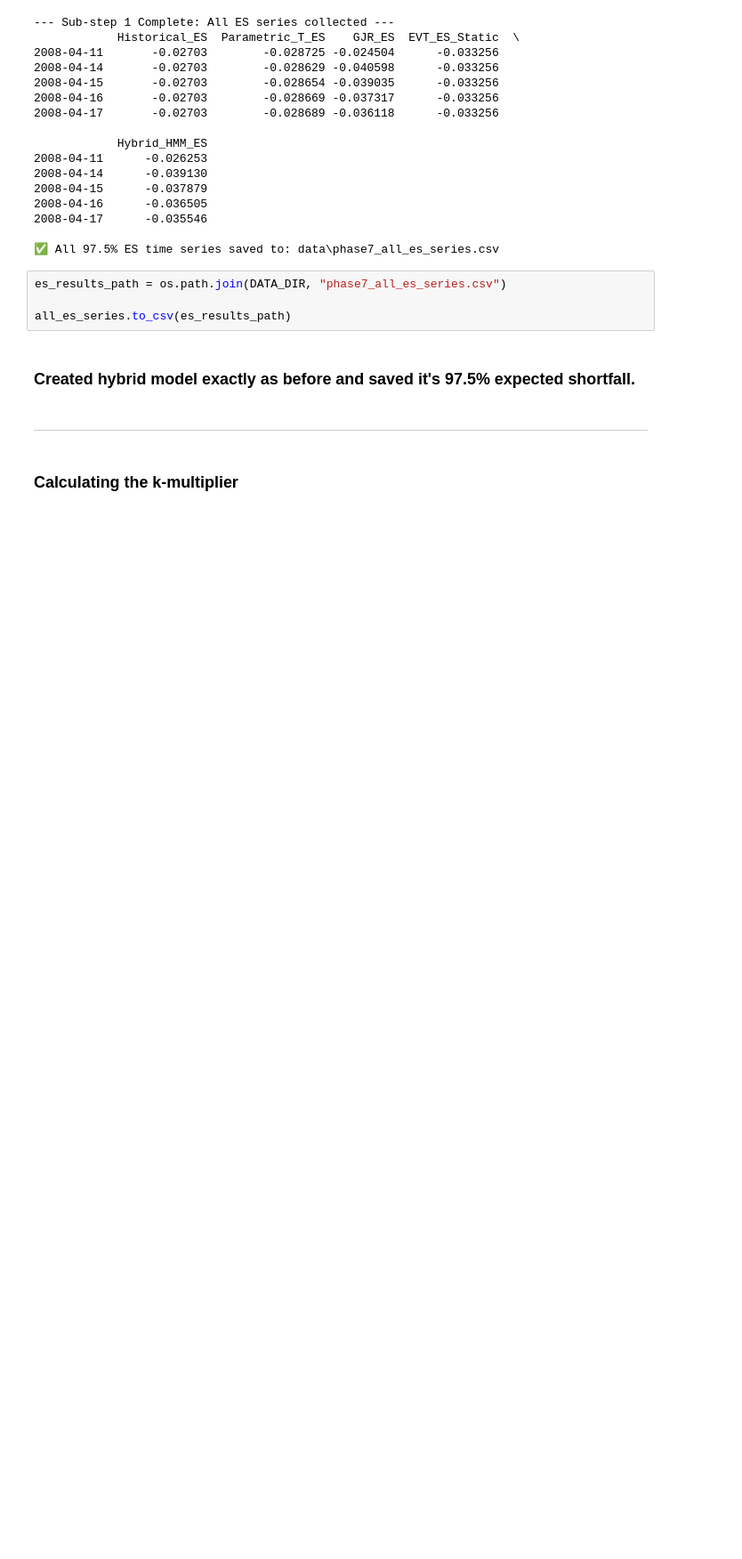
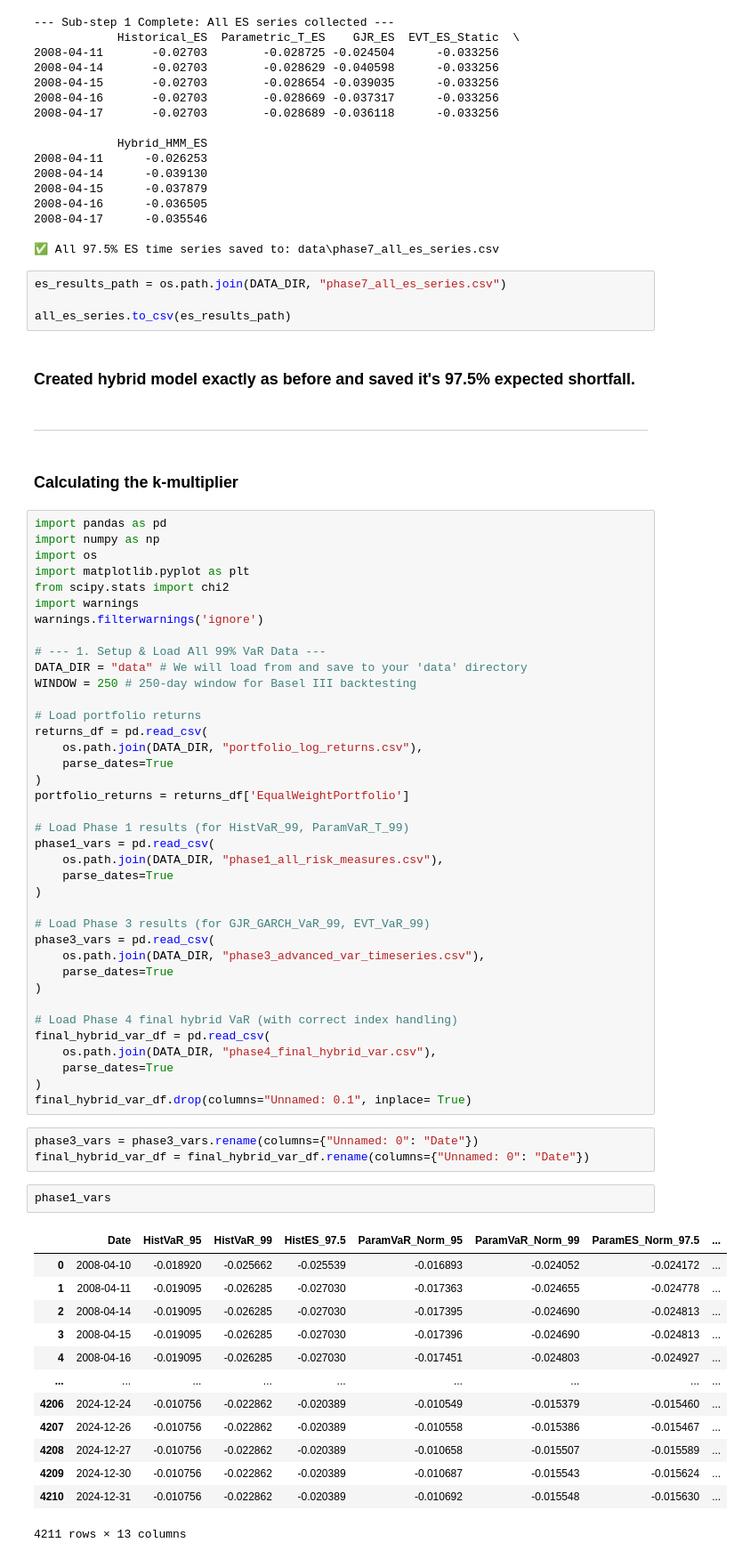
Before and after one commit to siddhantgopi/Project-Janus-Adaptive-Tail-Risk-and-Regime-Aware-VaR-Modeling, a Jupyter notebook: notebooks/08_capital_mapping.ipynb, the cells around one changed output. Shown at 89% size. Drawn from its saved outputs; the diff is of its cells as text; blank space fills up the shorter version.

```diff
--- a/notebooks/08_capital_mapping.ipynb
+++ b/notebooks/08_capital_mapping.ipynb
@@ -880,3 +880,60 @@ all_es_series.to_csv(es_results_path)
 ---
 # %% [markdown]
 ### Calculating the k-multiplier
+# %%
+import pandas as pd
+import numpy as np
+import os
+import matplotlib.pyplot as plt
+from scipy.stats import chi2
+import warnings
+warnings.filterwarnings('ignore')
+
+# --- 1. Setup & Load All 99% VaR Data ---
+DATA_DIR = "data" # We will load from and save to your 'data' directory
+WINDOW = 250 # 250-day window for Basel III backtesting
+
+# Load portfolio returns
+returns_df = pd.read_csv(
+    os.path.join(DATA_DIR, "portfolio_log_returns.csv"),
+    parse_dates=True
+)
+portfolio_returns = returns_df['EqualWeightPortfolio']
+
+# Load Phase 1 results (for HistVaR_99, ParamVaR_T_99)
+phase1_vars = pd.read_csv(
+    os.path.join(DATA_DIR, "phase1_all_risk_measures.csv"),
+    parse_dates=True
+)
+
+# Load Phase 3 results (for GJR_GARCH_VaR_99, EVT_VaR_99)
+phase3_vars = pd.read_csv(
+    os.path.join(DATA_DIR, "phase3_advanced_var_timeseries.csv"),
+    parse_dates=True
+)
+
+# Load Phase 4 final hybrid VaR (with correct index handling)
+final_hybrid_var_df = pd.read_csv(
+    os.path.join(DATA_DIR, "phase4_final_hybrid_var.csv"),
+    parse_dates=True
+)
+final_hybrid_var_df.drop(columns="Unnamed: 0.1", inplace= True)
+# %%
+phase3_vars = phase3_vars.rename(columns={"Unnamed: 0": "Date"})
+final_hybrid_var_df = final_hybrid_var_df.rename(columns={"Unnamed: 0": "Date"})
+# %%
+phase1_vars
+# %% [output]
+|  | Date | HistVaR_95 | HistVaR_99 | HistES_97.5 | ParamVaR_Norm_95 | ParamVaR_Norm_99 | ParamES_Norm_97.5 | ... |
+| 0 | 2008-04-10 | -0.018920 | -0.025662 | -0.025539 | -0.016893 | -0.024052 | -0.024172 | ... |
+| 1 | 2008-04-11 | -0.019095 | -0.026285 | -0.027030 | -0.017363 | -0.024655 | -0.024778 | ... |
+| 2 | 2008-04-14 | -0.019095 | -0.026285 | -0.027030 | -0.017395 | -0.024690 | -0.024813 | ... |
+| 3 | 2008-04-15 | -0.019095 | -0.026285 | -0.027030 | -0.017396 | -0.024690 | -0.024813 | ... |
+| 4 | 2008-04-16 | -0.019095 | -0.026285 | -0.027030 | -0.017451 | -0.024803 | -0.024927 | ... |
+| ... | ... | ... | ... | ... | ... | ... | ... | ... |
+| 4206 | 2024-12-24 | -0.010756 | -0.022862 | -0.020389 | -0.010549 | -0.015379 | -0.015460 | ... |
+| 4207 | 2024-12-26 | -0.010756 | -0.022862 | -0.020389 | -0.010558 | -0.015386 | -0.015467 | ... |
+| 4208 | 2024-12-27 | -0.010756 | -0.022862 | -0.020389 | -0.010658 | -0.015507 | -0.015589 | ... |
+| 4209 | 2024-12-30 | -0.010756 | -0.022862 | -0.020389 | -0.010687 | -0.015543 | -0.015624 | ... |
+| 4210 | 2024-12-31 | -0.010756 | -0.022862 | -0.020389 | -0.010692 | -0.015548 | -0.015630 | ... |
+4211 rows × 13 columns
```
Also changed, not shown: parts of 5 cells of this notebook, 2 other files.
